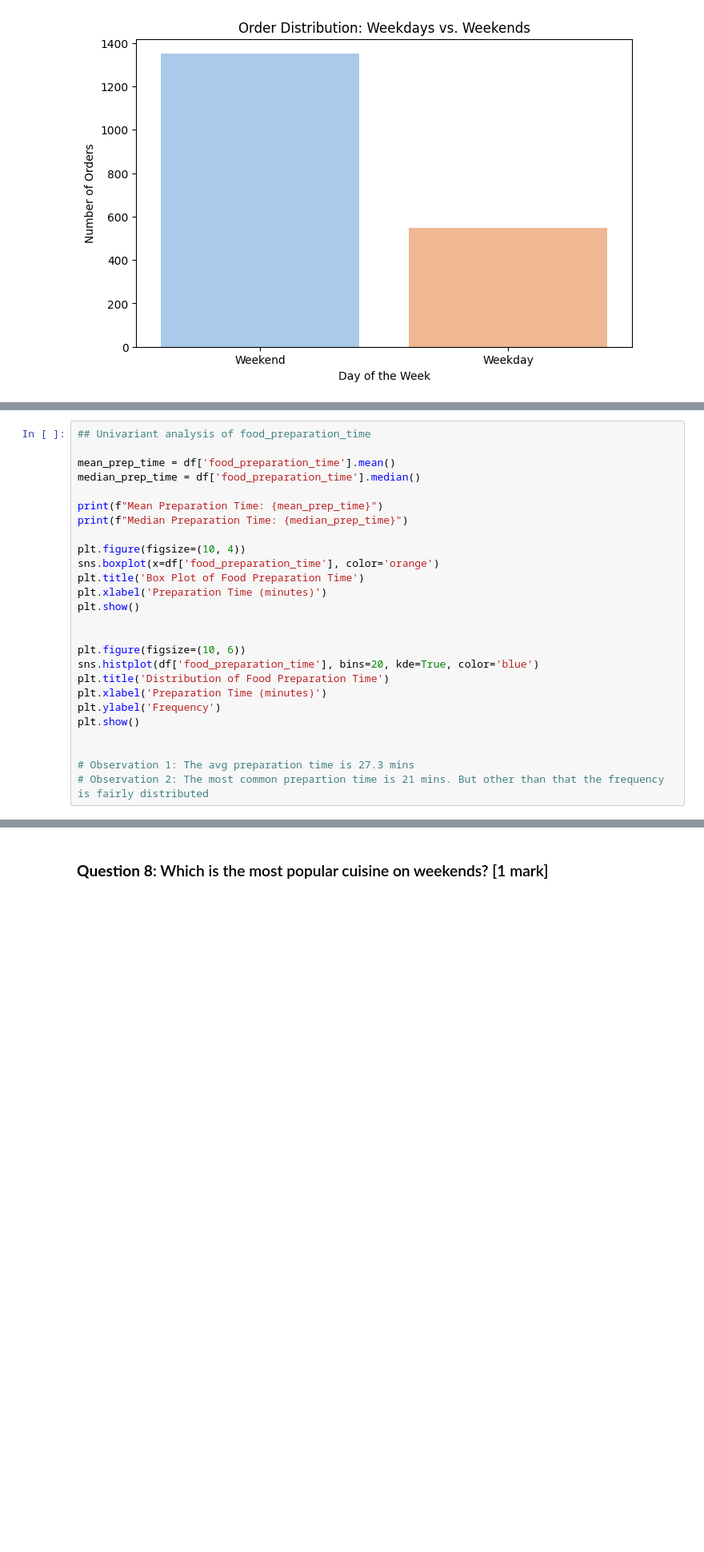
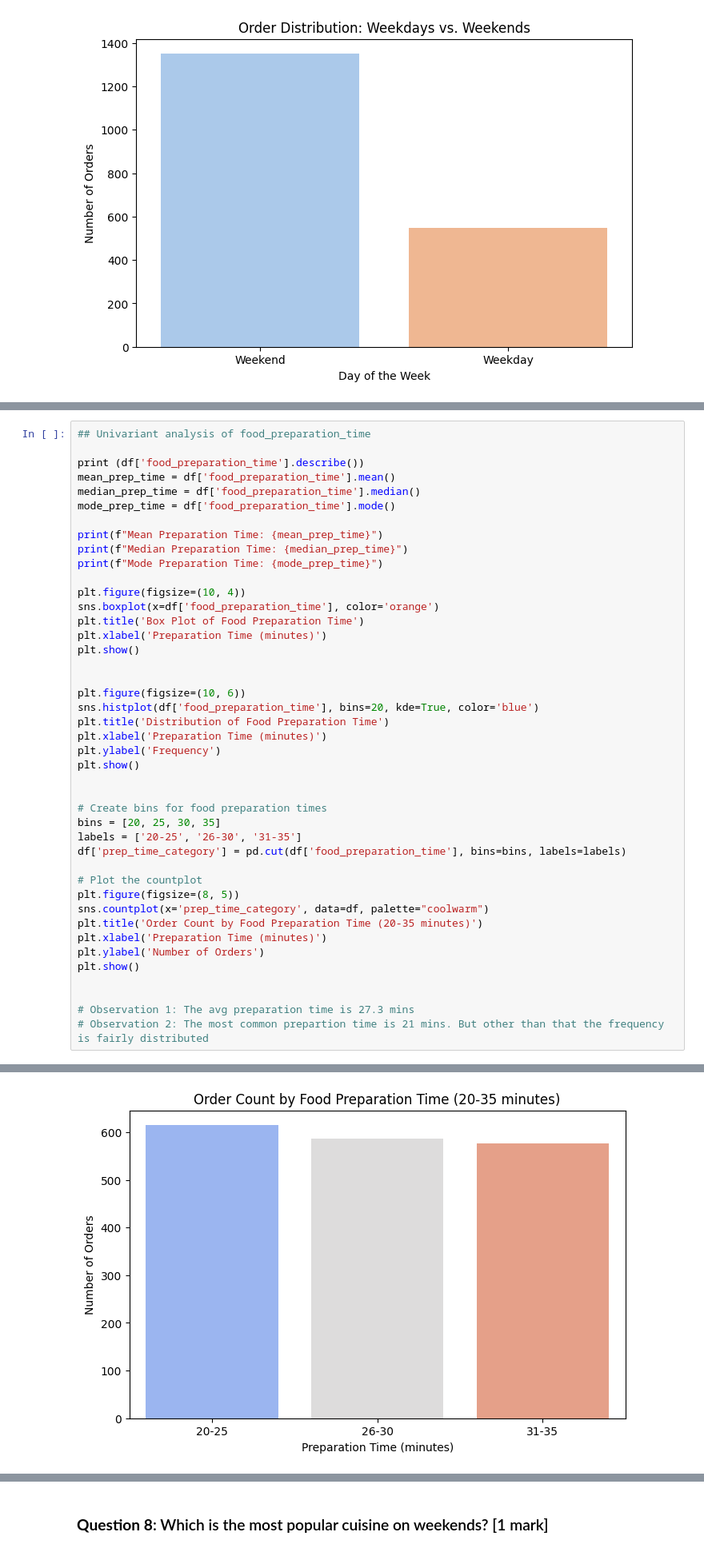
Before and after one commit to doshimihir07/python_colab, a Jupyter notebook: Learner_Notebook_Full_Code.ipynb, the cells around one changed output, grey strips where cells are left out. Shown at 80% size. Cells and saved outputs as stored; diff of their text form; blank space fills up the shorter version.

```diff
--- a/Learner_Notebook_Full_Code.ipynb
+++ b/Learner_Notebook_Full_Code.ipynb
@@ -430,11 +423,14 @@ Passing `palette` without assigning `hue` is deprecated and will be removed in v
 # %%
 ## Univariant analysis of food_preparation_time
 
+print (df['food_preparation_time'].describe())
 mean_prep_time = df['food_preparation_time'].mean()
 median_prep_time = df['food_preparation_time'].median()
+mode_prep_time = df['food_preparation_time'].mode()
 
 print(f"Mean Preparation Time: {mean_prep_time}")
 print(f"Median Preparation Time: {median_prep_time}")
+print(f"Mode Preparation Time: {mode_prep_time}")
 
 plt.figure(figsize=(10, 4))
 sns.boxplot(x=df['food_preparation_time'], color='orange')
@@ -451,6 +447,20 @@ plt.ylabel('Frequency')
 plt.show()
 
 
+# Create bins for food preparation times
+bins = [20, 25, 30, 35]
+labels = ['20-25', '26-30', '31-35']
+df['prep_time_category'] = pd.cut(df['food_preparation_time'], bins=bins, labels=labels)
+
+# Plot the countplot
+plt.figure(figsize=(8, 5))
+sns.countplot(x='prep_time_category', data=df, palette="coolwarm")
+plt.title('Order Count by Food Preparation Time (20-35 minutes)')
+plt.xlabel('Preparation Time (minutes)')
+plt.ylabel('Number of Orders')
+plt.show()
+
+
 # Observation 1: The avg preparation time is 27.3 mins
 # Observation 2: The most common prepartion time is 21 mins. But other than that the frequency is fairly distributed
 # %% [output]
@@ -461,3 +485,4 @@ Median Preparation Time: 27.0
+[figure, added]
 # %%
 # Univariant analysis of delivery_time
 print(df['delivery_time'].describe())
```
Also changed, not shown: parts of 70 cells of this notebook.
